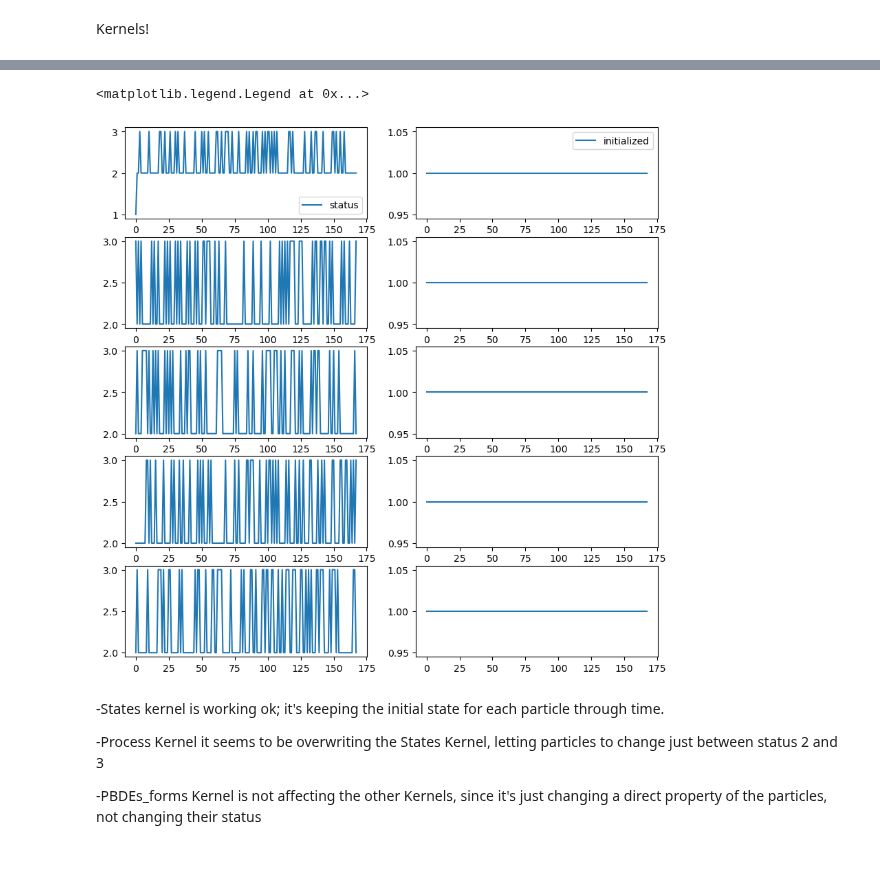
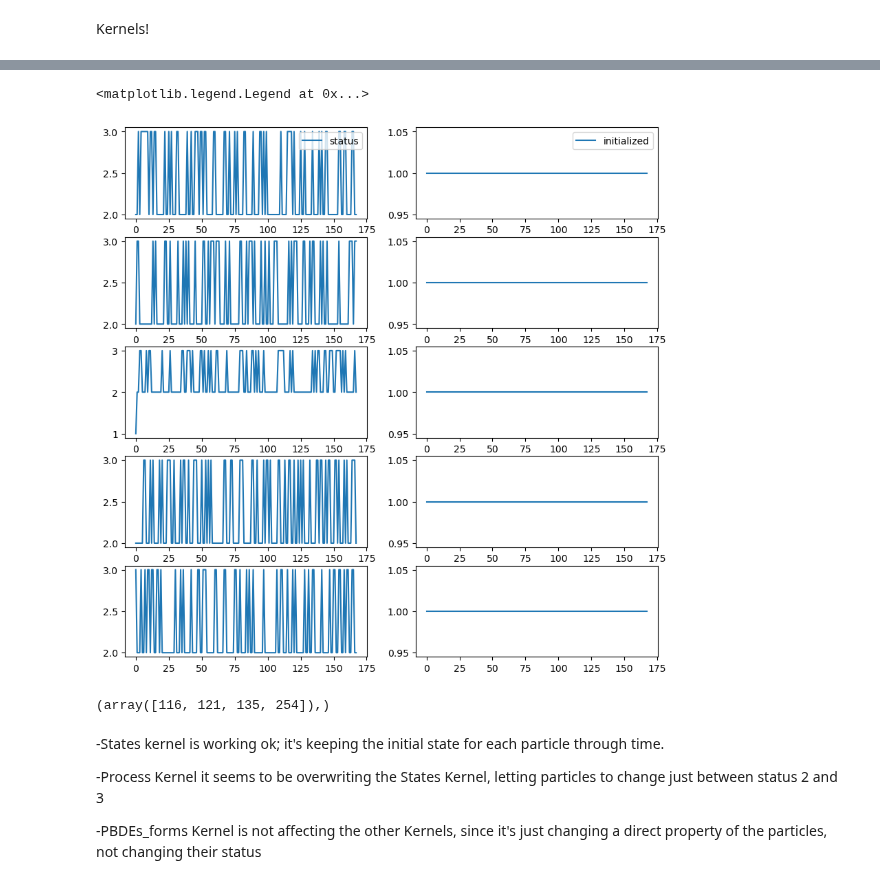
Before and after one commit to SalishSeaCast/analysis-vicente, a Jupyter notebook: Ocean_Parcels/drafts/PBDE_states.ipynb, the cells around one changed output, grey strips where cells are left out. Cells and saved outputs as stored; diff of their text form; code cells hidden in the pictures.

```diff
--- a/Ocean_Parcels/drafts/PBDE_states.ipynb
+++ b/Ocean_Parcels/drafts/PBDE_states.ipynb
@@ -373,24 +377,28 @@ depth1 = ds1.z*ds1.fact
 # %%
 # check the particles status. See if it's working
 fig, ax = plt.subplots(5,2,figsize=(10,10))
 
-ax[0,0].plot(ds1.status[0,:], label='status')
-ax[1,0].plot(ds1.status[1,:])
-ax[2,0].plot(ds1.status[2,:])
-ax[3,0].plot(ds1.status[3,:])
-ax[4,0].plot(ds1.status[4,:])
+ax[0,0].plot(ds1.status[114,:], label='status')
+ax[1,0].plot(ds1.status[115,:])
+ax[2,0].plot(ds1.status[116,:])
+ax[3,0].plot(ds1.status[117,:])
+ax[4,0].plot(ds1.status[118,:])
 #
-ax[0,1].plot(ds1.initialized[0,:], label='initialized')
-ax[1,1].plot(ds1.initialized[1,:])
-ax[2,1].plot(ds1.initialized[2,:])
-ax[3,1].plot(ds1.initialized[3,:])
-ax[4,1].plot(ds1.initialized[4,:])
+ax[0,1].plot(ds1.initialized[114,:], label='initialized')
+ax[1,1].plot(ds1.initialized[115,:])
+ax[2,1].plot(ds1.initialized[116,:])
+ax[3,1].plot(ds1.initialized[117,:])
+ax[4,1].plot(ds1.initialized[118,:])
 #
 ax[0,0].legend()
 ax[0,1].legend()
 # %% [output]
 <matplotlib.legend.Legend at 0x...>
-[figure, old version]
+[figure, new version]
+# %%
+np.where(ds1.status[:,0] == 1.0)
+# %% [output]
+(array([116, 121, 135, 254]),)
 # %% [markdown]
 -States kernel is working ok; it's keeping the initial state for each particle through time.
 
```
Also changed, not shown: parts of 8 cells of this notebook, 2 other files.
